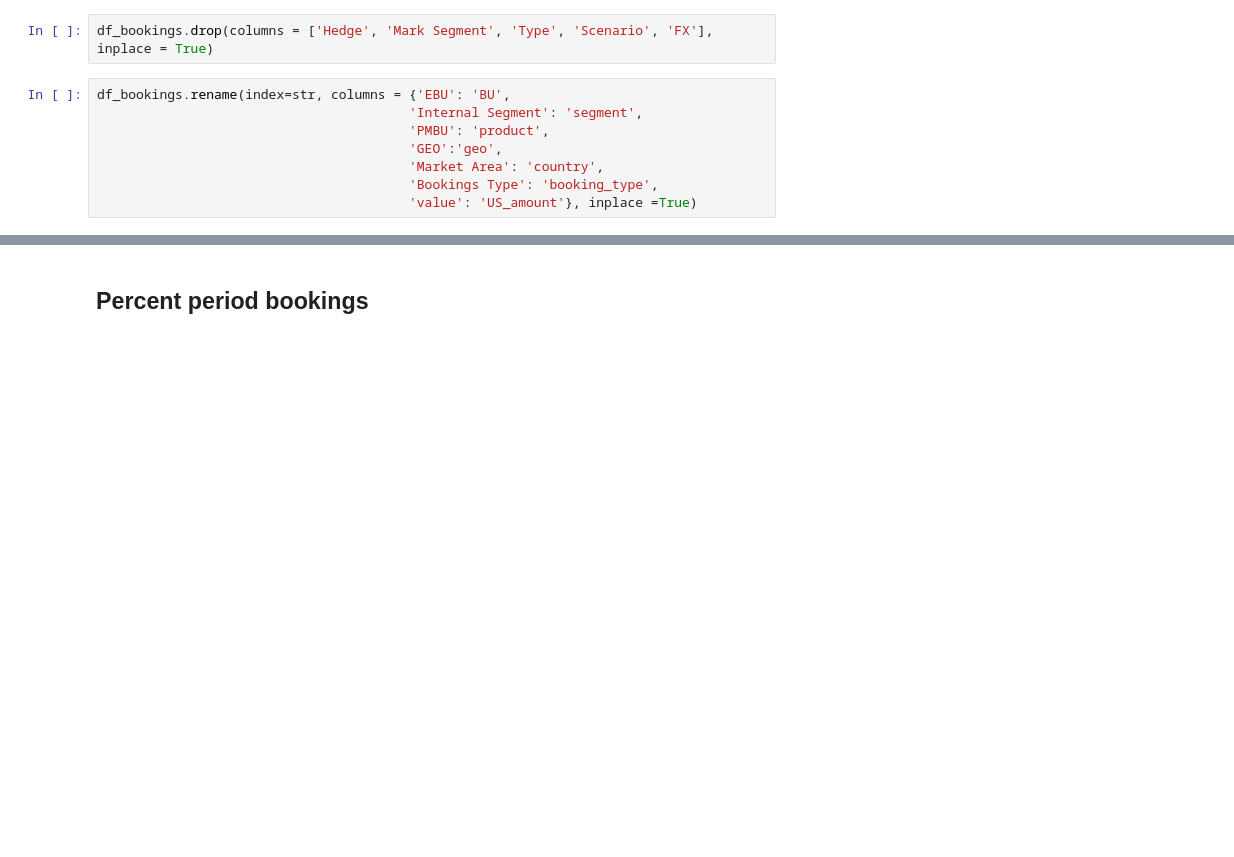
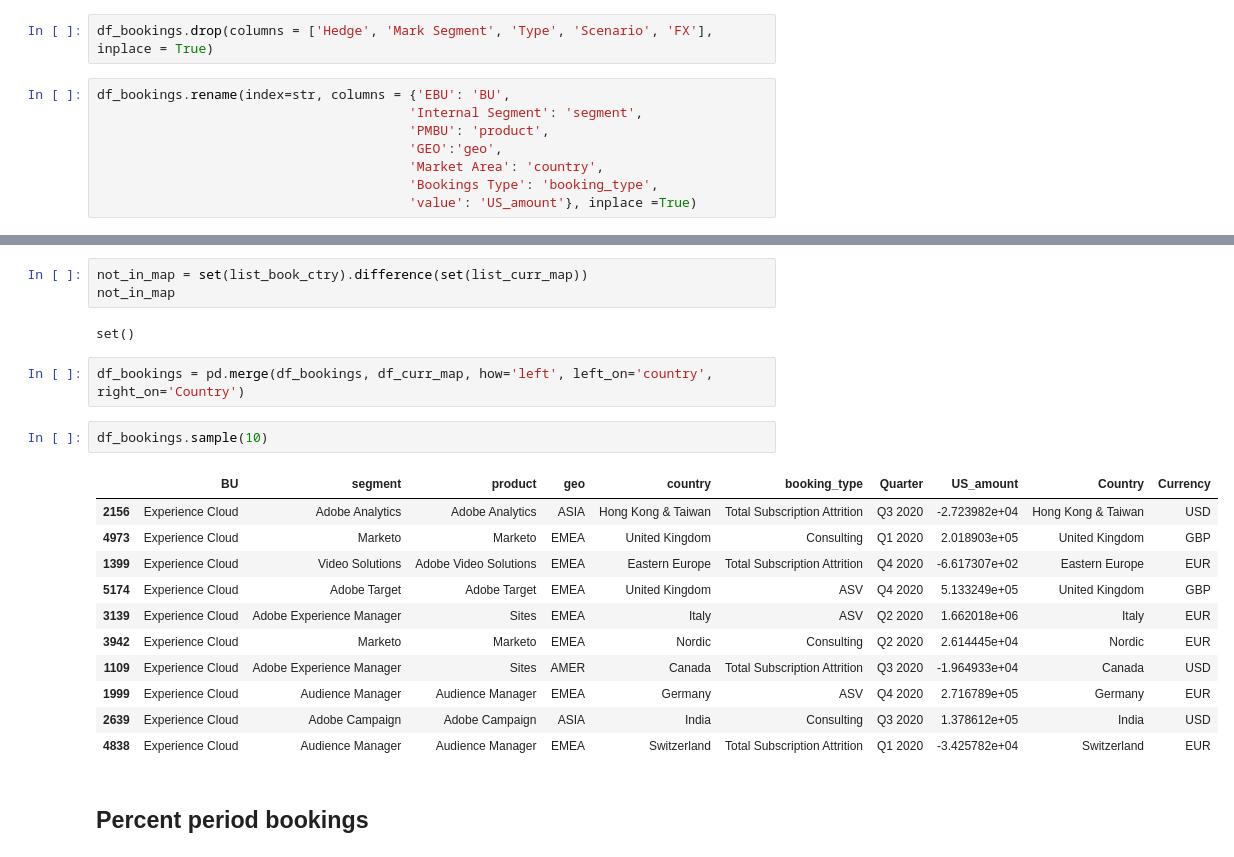
Before and after one commit to davidjsmith44/Deferred_Revenue_Forecast, a Jupyter notebook: notebooks/deferred_new_2020_scratch.ipynb, the cells around one changed output, grey strips where cells are left out. Cells and saved outputs as stored; diff of their text form; blank space fills up the shorter version.

Commit message:
curr_map_again

```diff
--- a/notebooks/deferred_new_2020_scratch.ipynb
+++ b/notebooks/deferred_new_2020_scratch.ipynb
@@ -1367,3 +1411,24 @@ df_bookings.rename(index=str, columns = {'EBU': 'BU',
+# %%
+not_in_map = set(list_book_ctry).difference(set(list_curr_map))
+not_in_map
+# %% [output]
+set()
+# %%
+df_bookings = pd.merge(df_bookings, df_curr_map, how='left', left_on='country', right_on='Country')
+# %%
+df_bookings.sample(10)
+# %% [output]
+|  | BU | segment | product | geo | country | booking_type | Quarter | US_amount | Country | Currency |
+| 2156 | Experience Cloud | Adobe Analytics | Adobe Analytics | ASIA | Hong Kong & Taiwan | Total Subscription Attrition | Q3 2020 | -2.723982e+04 | Hong Kong & Taiwan | USD |
+| 4973 | Experience Cloud | Marketo | Marketo | EMEA | United Kingdom | Consulting | Q1 2020 | 2.018903e+05 | United Kingdom | GBP |
+| 1399 | Experience Cloud | Video Solutions | Adobe Video Solutions | EMEA | Eastern Europe | Total Subscription Attrition | Q4 2020 | -6.617307e+02 | Eastern Europe | EUR |
+| 5174 | Experience Cloud | Adobe Target | Adobe Target | EMEA | United Kingdom | ASV | Q4 2020 | 5.133249e+05 | United Kingdom | GBP |
+| 3139 | Experience Cloud | Adobe Experience Manager | Sites | EMEA | Italy | ASV | Q2 2020 | 1.662018e+06 | Italy | EUR |
+| 3942 | Experience Cloud | Marketo | Marketo | EMEA | Nordic | Consulting | Q2 2020 | 2.614445e+04 | Nordic | EUR |
+| 1109 | Experience Cloud | Adobe Experience Manager | Sites | AMER | Canada | Total Subscription Attrition | Q3 2020 | -1.964933e+04 | Canada | USD |
+| 1999 | Experience Cloud | Audience Manager | Audience Manager | EMEA | Germany | ASV | Q4 2020 | 2.716789e+05 | Germany | EUR |
+| 2639 | Experience Cloud | Adobe Campaign | Adobe Campaign | ASIA | India | Consulting | Q3 2020 | 1.378612e+05 | India | USD |
+| 4838 | Experience Cloud | Audience Manager | Audience Manager | EMEA | Switzerland | Total Subscription Attrition | Q1 2020 | -3.425782e+04 | Switzerland | EUR |
 # %% [markdown]
 ## Percent period bookings
 # %%
```
Also changed, not shown: parts of 8 cells of this notebook.
